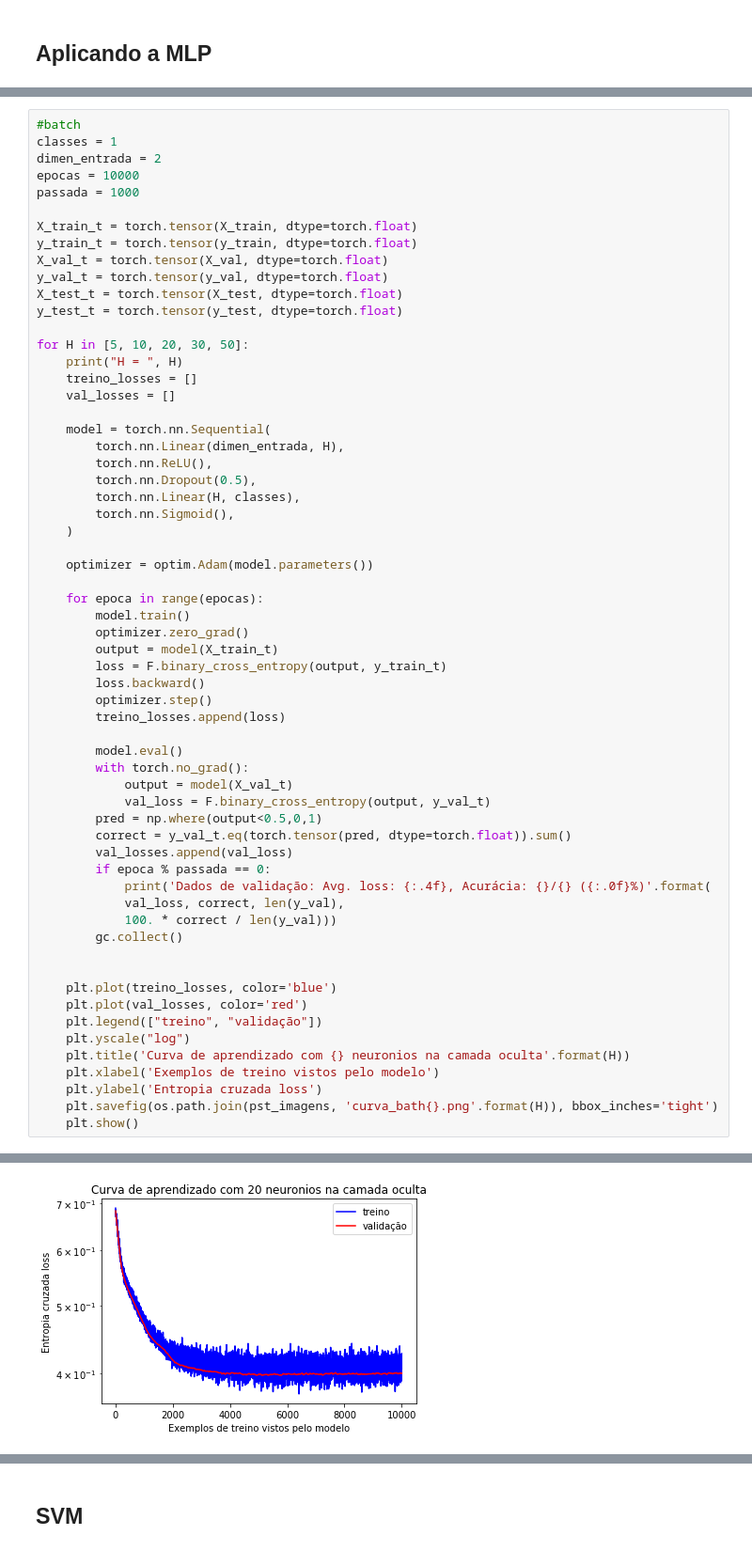
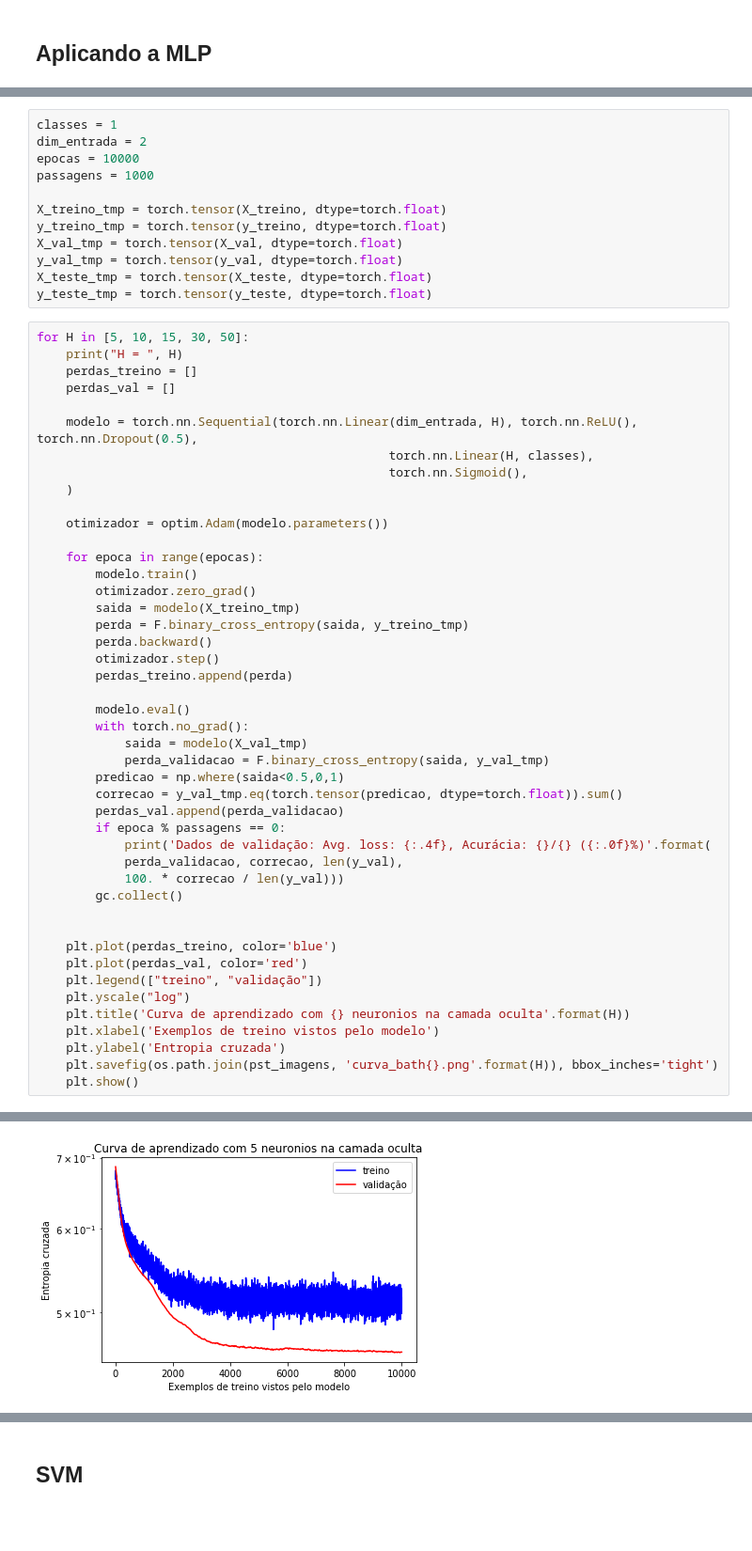
Before and after one commit to jimitogni/ia006, a Jupyter notebook: list3/EFC3.ipynb, the cells around one changed output, grey strips where cells are left out. Shown at 94% size. Drawn from its saved outputs; the diff is of its cells as text; blank space fills up the shorter version.

```diff
--- a/list3/EFC3.ipynb
+++ b/list3/EFC3.ipynb
@@ -79,62 +101,58 @@ IndexError: index 1 is out of bounds for axis 1 with size 1
+# %%
+classes = 1
+dim_entrada = 2
+epocas = 10000
+passagens = 1000
+
+X_treino_tmp = torch.tensor(X_treino, dtype=torch.float)
+y_treino_tmp = torch.tensor(y_treino, dtype=torch.float)
+X_val_tmp = torch.tensor(X_val, dtype=torch.float)
+y_val_tmp = torch.tensor(y_val, dtype=torch.float)
+X_teste_tmp = torch.tensor(X_teste, dtype=torch.float)
+y_teste_tmp = torch.tensor(y_teste, dtype=torch.float)
 # %%
-#batch
-classes = 1
-dimen_entrada = 2
-epocas = 10000
-passada = 1000
+for H in [5, 10, 15, 30, 50]:
+    print("H = ", H)
+    perdas_treino = []
+    perdas_val = []
 
-X_train_t = torch.tensor(X_train, dtype=torch.float)
-y_train_t = torch.tensor(y_train, dtype=torch.float)
-X_val_t = torch.tensor(X_val, dtype=torch.float)
-y_val_t = torch.tensor(y_val, dtype=torch.float)
-X_test_t = torch.tensor(X_test, dtype=torch.float)
-y_test_t = torch.tensor(y_test, dtype=torch.float)
-
-for H in [5, 10, 20, 30, 50]:
-    print("H = ", H)
-    treino_losses = []
-    val_losses = []
-
-    model = torch.nn.Sequential(
-        torch.nn.Linear(dimen_entrada, H),
-        torch.nn.ReLU(),
-        torch.nn.Dropout(0.5),
-        torch.nn.Linear(H, classes),
-        torch.nn.Sigmoid(),
+    modelo = torch.nn.Sequential(torch.nn.Linear(dim_entrada, H), torch.nn.ReLU(), torch.nn.Dropout(0.5),
+                                                torch.nn.Linear(H, classes),
+                                                torch.nn.Sigmoid(),
     )
 
-    optimizer = optim.Adam(model.parameters())
+    otimizador = optim.Adam(modelo.parameters())
 
     for epoca in range(epocas):
-        model.train()
-        optimizer.zero_grad()
-        output = model(X_train_t)
-        loss = F.binary_cross_entropy(output, y_train_t)
-        loss.backward()
-        optimizer.step()
-        treino_losses.append(loss)
+        modelo.train()
+        otimizador.zero_grad()
+        saida = modelo(X_treino_tmp)
+        perda = F.binary_cross_entropy(saida, y_treino_tmp)
+        perda.backward()
+        otimizador.step()
+        perdas_treino.append(perda)
 
-        model.eval()
+        modelo.eval()
         with torch.no_grad():
-            output = model(X_val_t)
-            val_loss = F.binary_cross_entropy(output, y_val_t)
-        pred = np.where(output<0.5,0,1)
-        correct = y_val_t.eq(torch.tensor(pred, dtype=torch.float)).sum()
-        val_losses.append(val_loss)
-        if epoca % passada == 0:
+            saida = modelo(X_val_tmp)
+            perda_validacao = F.binary_cross_entropy(saida, y_val_tmp)
+        predicao = np.where(saida<0.5,0,1)
+        correcao = y_val_tmp.eq(torch.tensor(predicao, dtype=torch.float)).sum()
+        perdas_val.append(perda_validacao)
+        if epoca % passagens == 0:
             print('Dados de validação: Avg. loss: {:.4f}, Acurácia: {}/{} ({:.0f}%)'.format(
-            val_loss, correct, len(y_val),
-            100. * correct / len(y_val)))
+            perda_validacao, correcao, len(y_val),
+            100. * correcao / len(y_val)))
         gc.collect()
 
 
-    plt.plot(treino_losses, color='blue')
-    plt.plot(val_losses, color='red')
+    plt.plot(perdas_treino, color='blue')
+    plt.plot(perdas_val, color='red')
     plt.legend(["treino", "validação"])
     plt.yscale("log")
     plt.title('Curva de aprendizado com {} neuronios na camada oculta'.format(H))
     plt.xlabel('Exemplos de treino vistos pelo modelo')
-    plt.ylabel('Entropia cruzada loss')
+    plt.ylabel('Entropia cruzada')
     plt.savefig(os.path.join(pst_imagens, 'curva_bath{}.png'.format(H)), bbox_inches='tight')
     plt.show()
 # %% [output]
@@ -142 +170 @@ Dados de validação: Avg. loss: 0.3996, Acurácia: 840/1000 (84%)
-[figure, old version]
+[figure, new version]
```
Also changed, not shown: parts of 14 cells of this notebook, 19 other files.
